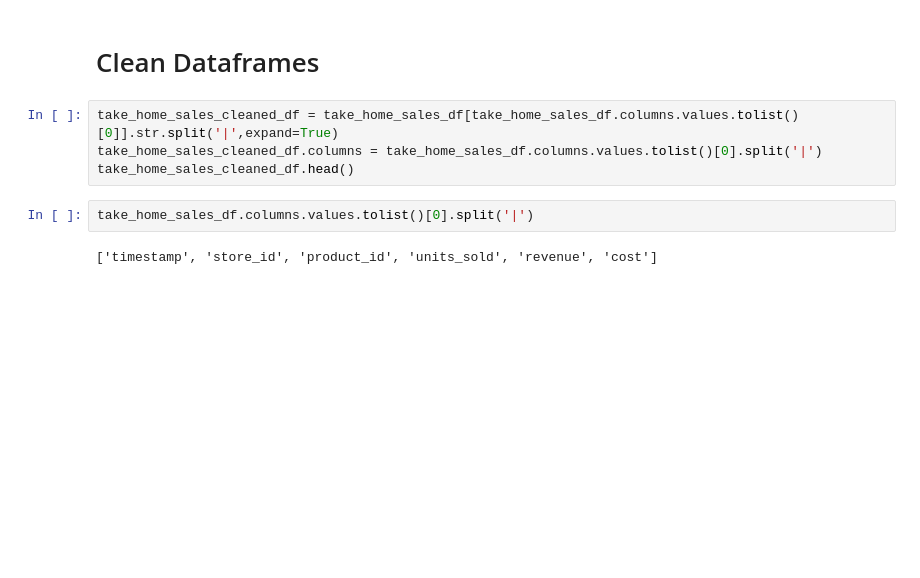
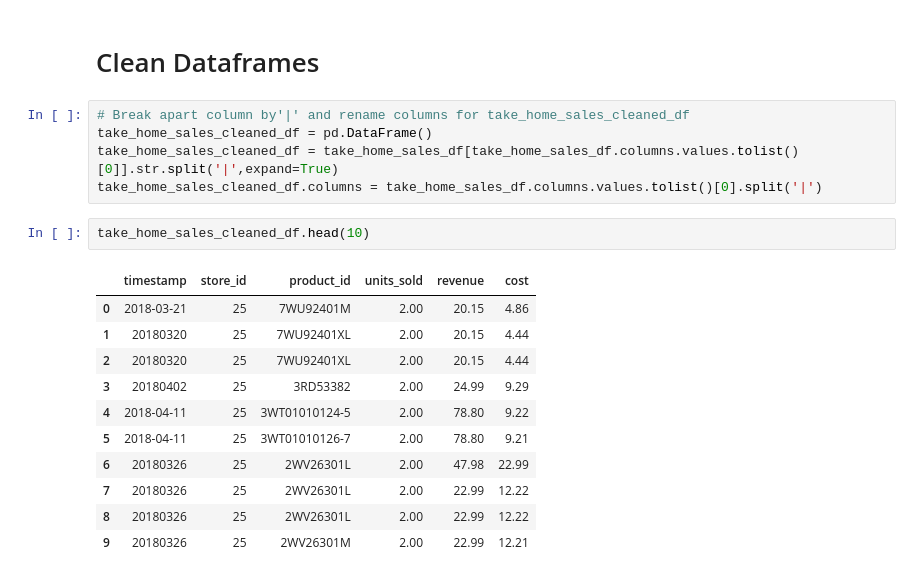
Before and after one commit to glensven/MarketDial, a Jupyter notebook: HomeStore.ipynb, the cells around one changed output. Cells and saved outputs as stored; diff of their text form; blank space fills up the shorter version.

```diff
--- a/HomeStore.ipynb
+++ b/HomeStore.ipynb
@@ -50,10 +52,21 @@ take_home_stores_df.head()
 # %% [markdown]
 # Clean Dataframes
 # %%
+# Break apart column by'|' and rename columns for take_home_sales_cleaned_df
+take_home_sales_cleaned_df = pd.DataFrame()
 take_home_sales_cleaned_df = take_home_sales_df[take_home_sales_df.columns.values.tolist()[0]].str.split('|',expand=True)
 take_home_sales_cleaned_df.columns = take_home_sales_df.columns.values.tolist()[0].split('|')
-take_home_sales_cleaned_df.head()
-# %%
-take_home_sales_df.columns.values.tolist()[0].split('|')
-# %% [output]
-['timestamp', 'store_id', 'product_id', 'units_sold', 'revenue', 'cost']
+# %%
+take_home_sales_cleaned_df.head(10)
+# %% [output]
+|  | timestamp | store_id | product_id | units_sold | revenue | cost |
+| 0 | 2018-03-21 | 25 | 7WU92401M | 2.00 | 20.15 | 4.86 |
+| 1 | 20180320 | 25 | 7WU92401XL | 2.00 | 20.15 | 4.44 |
+| 2 | 20180320 | 25 | 7WU92401XL | 2.00 | 20.15 | 4.44 |
+| 3 | 20180402 | 25 | 3RD53382 | 2.00 | 24.99 | 9.29 |
+| 4 | 2018-04-11 | 25 | 3WT01010124-5 | 2.00 | 78.80 | 9.22 |
+| 5 | 2018-04-11 | 25 | 3WT01010126-7 | 2.00 | 78.80 | 9.21 |
+| 6 | 20180326 | 25 | 2WV26301L | 2.00 | 47.98 | 22.99 |
+| 7 | 20180326 | 25 | 2WV26301L | 2.00 | 22.99 | 12.22 |
+| 8 | 20180326 | 25 | 2WV26301L | 2.00 | 22.99 | 12.22 |
+| 9 | 20180326 | 25 | 2WV26301M | 2.00 | 22.99 | 12.21 |
```
Also changed, not shown: parts of 16 cells of this notebook.
